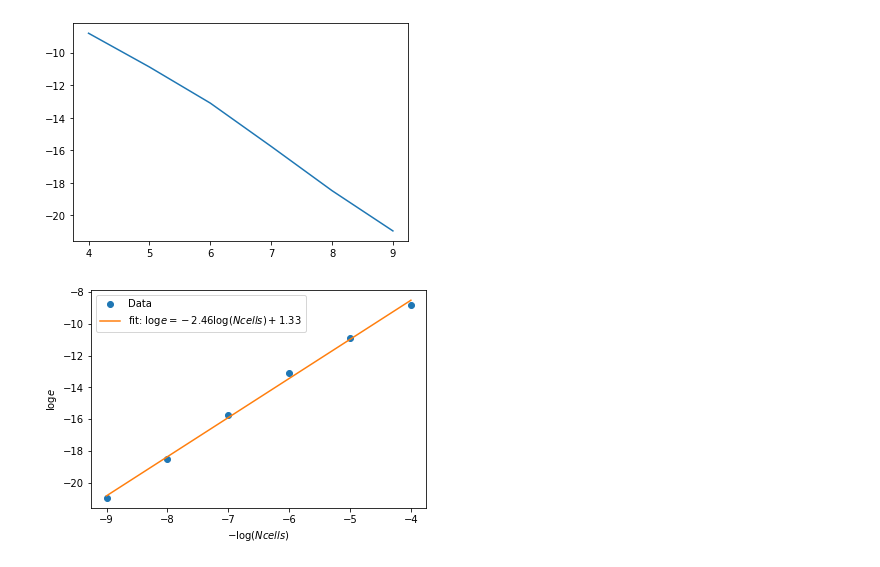
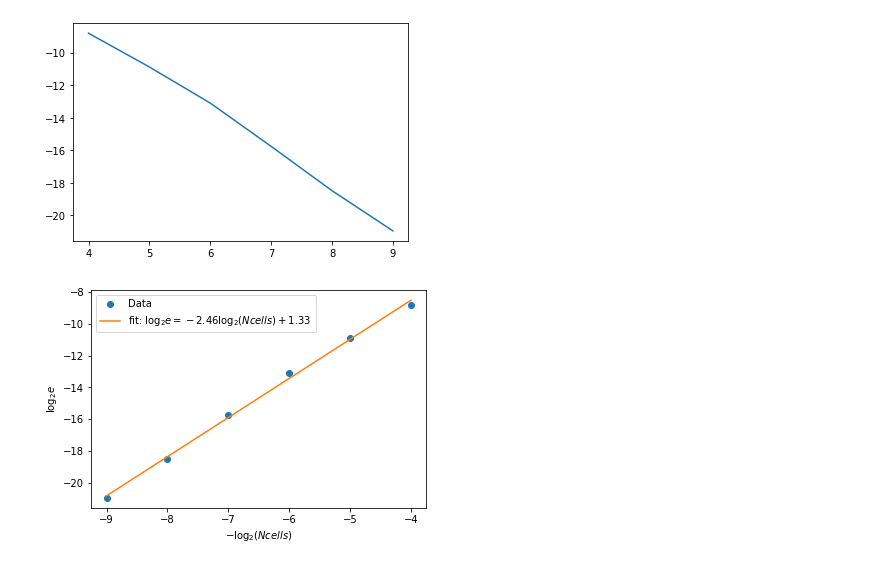
Before and after one commit to JerryChen97/Hydrodynamics, a Jupyter notebook: burgers.ipynb, the cells around one changed output. Saved outputs shown, nothing was run; the diff lists cells and outputs as text; code cells hidden in the pictures.

Commit message:
correct the legend and labels

```diff
--- a/burgers.ipynb
+++ b/burgers.ipynb
@@ -226,12 +226,12 @@ plt.plot(n_list, error_list)
 # %%
 minus_n_list = [-n for n in n_list]
 p = np.polyfit(minus_n_list, error_list, 1)
-plt.xlabel(r'$-\log (Ncells)$')
-plt.ylabel(r'$\log e$')
+plt.xlabel(r'$-\log_2 (Ncells)$')
+plt.ylabel(r'$\log_2 e$')
 plt.plot(minus_n_list, error_list, "o", label="Data")
-plt.plot(minus_n_list, [p[0] * n + p[1] for n in minus_n_list], label=r"fit: $\log e = - %.2f \log(Ncells) + %.2f$" % (p[0], p[1]))
+plt.plot(minus_n_list, [p[0] * n + p[1] for n in minus_n_list], label=r"fit: $\log_2 e = - %.2f \log_2(Ncells) + %.2f$" % (p[0], p[1]))
 plt.legend()
 plt.savefig("test.png")
 plt.show()
 # %% [output]
-[figure, old version]
+[figure, new version]
```
Also changed, not shown: 1 other file.
